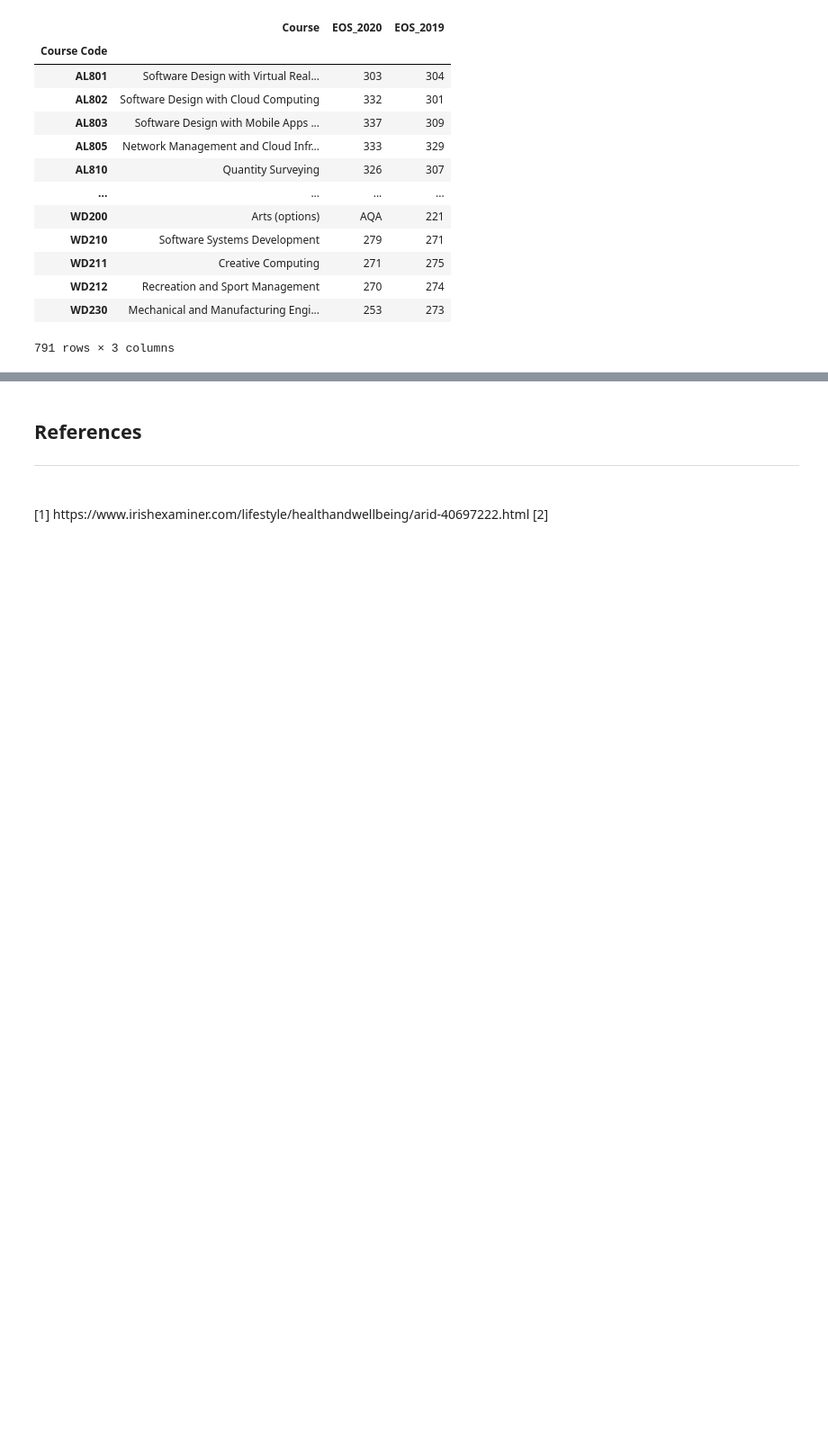
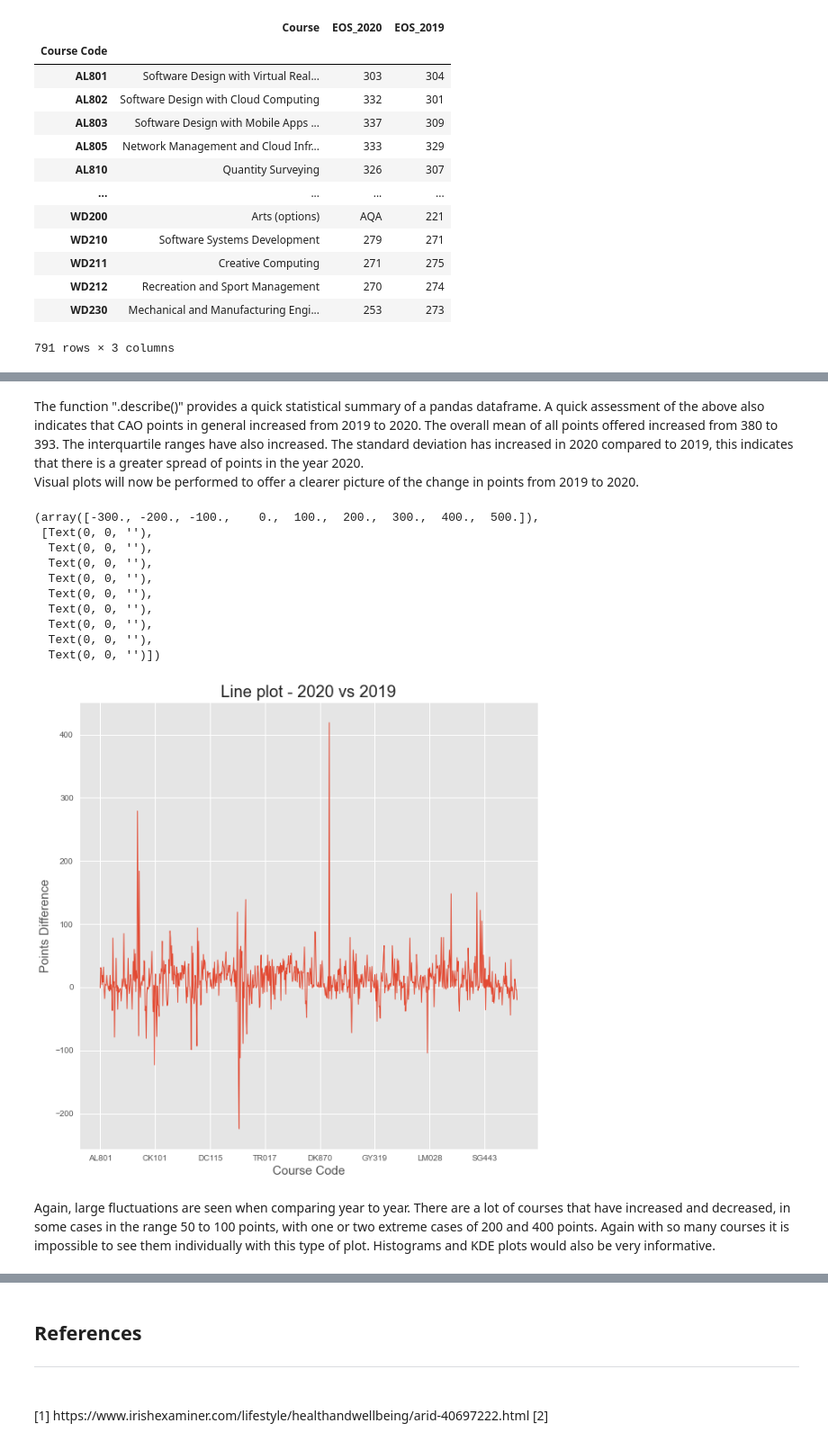
Before and after one commit to G00398275/FODA2021, a Jupyter notebook: cao.ipynb, the cells around one changed output, grey strips where cells are left out. Shown: that part at 90% size. Saved outputs shown, nothing was run; the diff lists cells and outputs as text; code cells hidden in the pictures; blank space fills up the shorter version.

Commit message:
Added plots for 2020 to 2019 comparison

```diff
--- a/cao.ipynb
+++ b/cao.ipynb
@@ -1106,0 +1127,6 @@ eos_courses
+# %%
+# Removing all courses with All Qualified Applicants (AQA) (15 in total)
+# Also cannot perform numerical analysis on AQA
+eos_courses = eos_courses[~eos_courses['EOS_2020'].isin(['AQA'])]
+eos_courses = eos_courses[~eos_courses['EOS_2019'].isin(['AQA'])]
+eos_courses
@@ -1106,0 +1148,6 @@ eos_courses
+# %%
+# Removing all courses with '#+matric' (13 courses in total)
+# Also cannot perform numerical assessment on these
+eos_courses = eos_courses[~eos_courses['EOS_2020'].isin(['#+matric'])]
+eos_courses = eos_courses[~eos_courses['EOS_2019'].isin(['#+matric'])]
+eos_courses
@@ -1106,0 +1177,5 @@ eos_courses
+# %%
+# Need to convert from 'object' to numerical 'int64' for plotting
+eos_courses["EOS_2020"] = pd.to_numeric(eos_courses["EOS_2020"])
+eos_courses["EOS_2019"] = pd.to_numeric(eos_courses["EOS_2019"])
+eos_courses.dtypes
@@ -1106,0 +1200,4 @@ eos_courses
+# %%
+# Creating a new column which subtracts all points in 2019 from 2020
+Diff = eos_courses["EOS_2020"] - eos_courses["EOS_2019"]
+Diff
@@ -1106,0 +1218,29 @@ eos_courses
+# %% [markdown]
+The function ".describe()" provides a quick statistical summary of a pandas dataframe. A quick assessment of the above also indicates that CAO points in general increased from 2019 to 2020. The overall mean of all points offered increased from 380 to 393. The interquartile ranges have also increased. The standard deviation has increased in 2020 compared to 2019, this indicates that there is a greater spread of points in the year 2020.
+Visual plots will now be performed to offer a clearer picture of the change in points from 2019 to 2020.
+# %%
+# Setting the size and style of the plot
+plt.style.use('ggplot')
+plt.rcParams["figure.figsize"] = (10,10)
+# Plotting the dataframe created when the values from 2019 were subtracted from 2020
+Diff.plot(linewidth=1)
+# Formatting for improved appearance
+plt.title ('Line plot - 2020 vs 2019', size=20)
+plt.xlabel('Course Code', size=15)
+plt.ylabel('Points Difference', size = 15)
+plt.xticks(fontsize=10)
+plt.yticks(fontsize=10)
+# %% [output]
+(array([-300., -200., -100.,    0.,  100.,  200.,  300.,  400.,  500.]),
+ [Text(0, 0, ''),
+  Text(0, 0, ''),
+  Text(0, 0, ''),
+  Text(0, 0, ''),
+  Text(0, 0, ''),
+  Text(0, 0, ''),
+  Text(0, 0, ''),
+  Text(0, 0, ''),
+  Text(0, 0, '')])
+[figure, added]
+# %% [markdown]
+Again, large fluctuations are seen when comparing year to year. There are a lot of courses that have increased and decreased, in some cases in the range 50 to 100 points, with one or two extreme cases of 200 and 400 points. Again with so many courses it is impossible to see them individually with this type of plot. Histograms and KDE plots would also be very informative.
```
Also changed, not shown: parts of 14 cells of this notebook, 5 other files.
